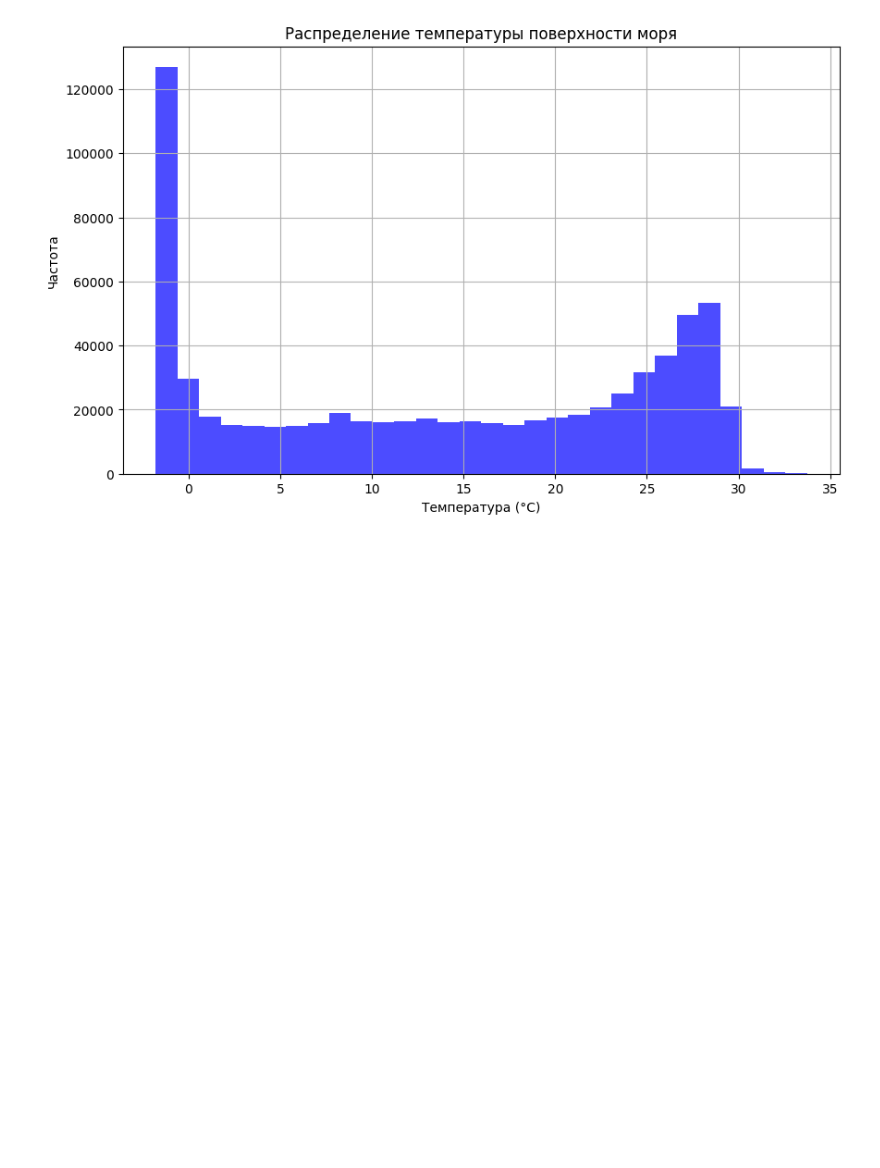
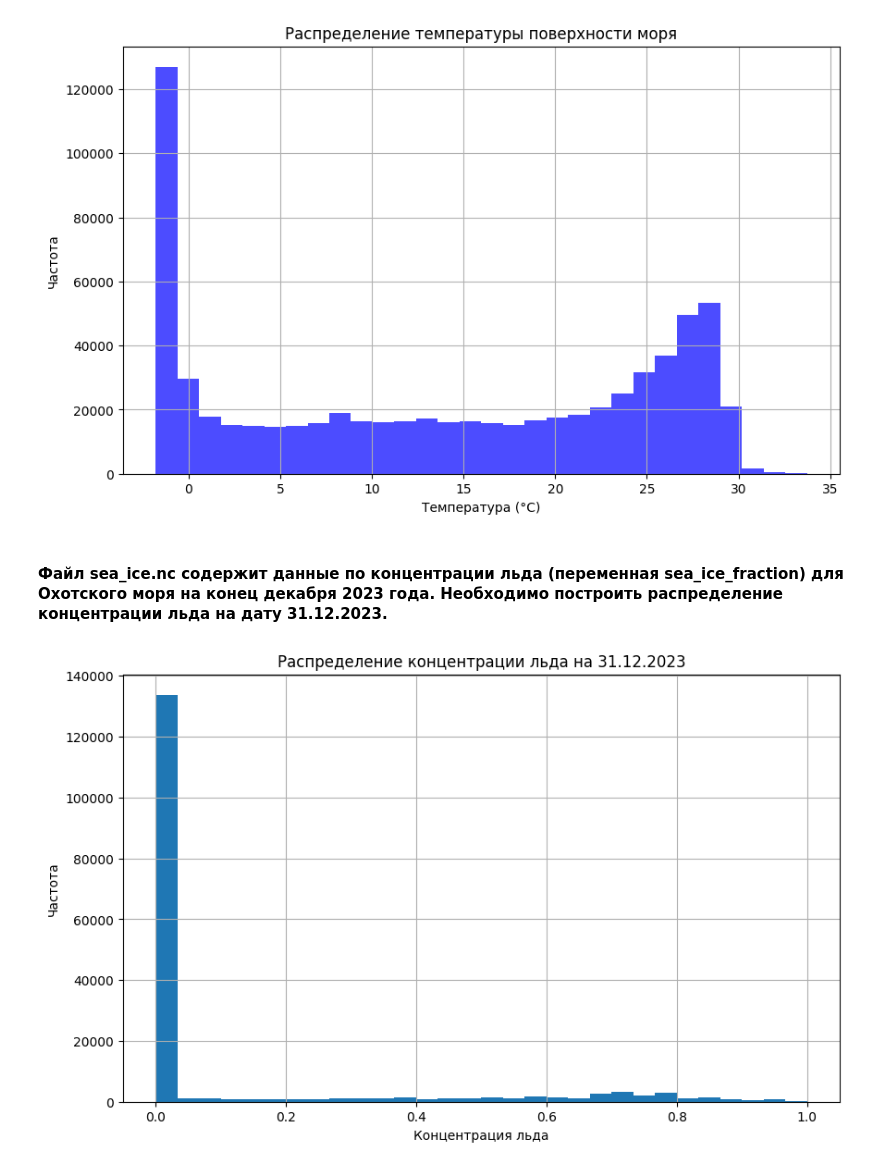
Before and after one commit to adevvvv/climate_data_visualizations, a Jupyter notebook: climate_data_visualizations.ipynb, the cells around one changed output. Drawn from its saved outputs; the diff is of its cells as text; code cells hidden in the pictures; blank space fills up the shorter version.

Commit message:
feat: построить распределение концентрации льда на дату 31.12.2023

```diff
--- a/climate_data_visualizations.ipynb
+++ b/climate_data_visualizations.ipynb
@@ -60,3 +59,25 @@ plt.grid()
 plt.show()
 # %% [output]
 [figure]
+# %% [markdown]
+#### Файл sea_ice.nc содержит данные по концентрации льда (переменная sea_ice_fraction) для Охотского моря на конец декабря 2023 года. Необходимо построить распределение концентрации льда на дату 31.12.2023.
+# %%
+# Загрузка данных из файла NetCDF
+ds_ice = xr.open_dataset('sea_ice.nc')
+
+# Получение переменной sea_ice_fraction
+sea_ice_fraction = ds_ice['sea_ice_fraction']
+
+# Выбор данных за 31.12.2023 (если временные метки есть в данных)
+ice_on_dec_31 = sea_ice_fraction.sel(time='2023-12-31')
+
+# Построение распределения
+plt.figure(figsize=(10, 6))
+ice_on_dec_31.plot.hist(bins=30)
+plt.xlabel('Концентрация льда')
+plt.ylabel('Частота')
+plt.title('Распределение концентрации льда на 31.12.2023')
+plt.grid()
+plt.show()
+# %% [output]
+[figure, added]
```
Also changed, not shown: parts of 1 cell of this notebook.
